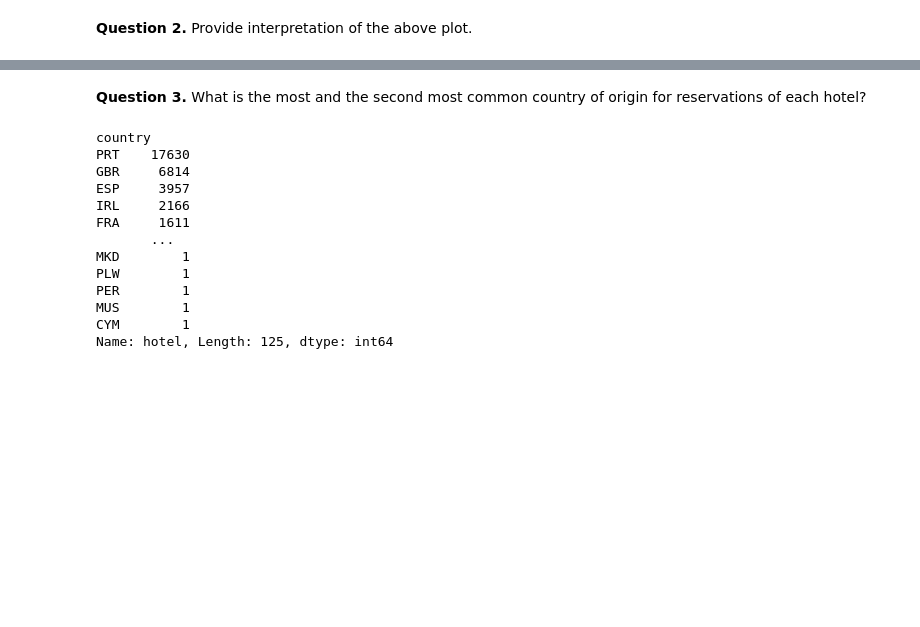
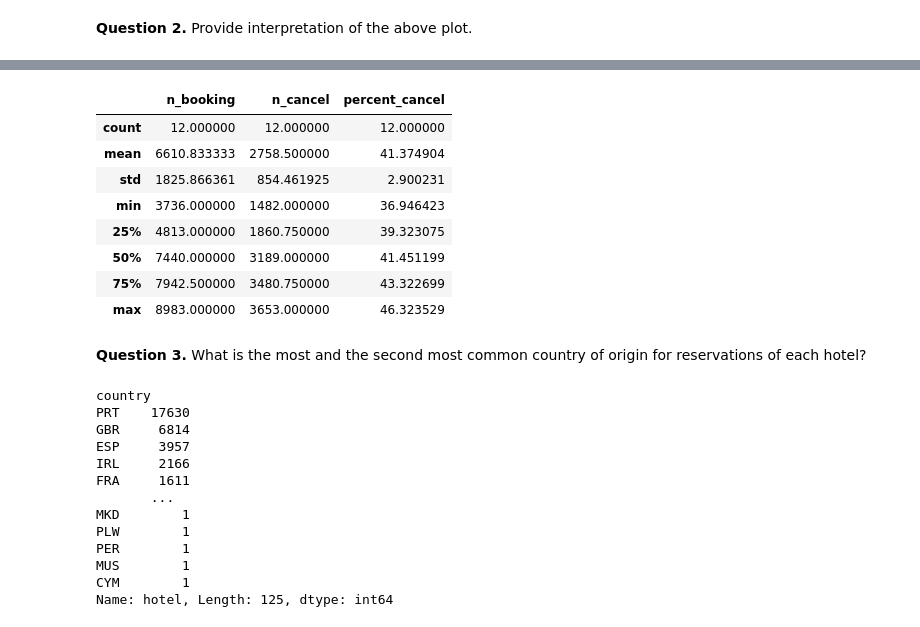
Before and after one commit to Noureddineidir/Applied-ML-ENSAE-Course-, a Jupyter notebook: TP2.ipynb, the cells around one changed output, grey strips where cells are left out. Saved outputs shown, nothing was run; the diff lists cells and outputs as text; code cells hidden in the pictures; blank space fills up the shorter version.

```diff
--- a/TP2.ipynb
+++ b/TP2.ipynb
@@ -271,3 +263,15 @@ Categories (12, object): ['January' < 'February' < 'March' < 'April' ... 'Septem
+# %%
+data_visual.loc[data_visual["hotel"]=="City Hotel"].describe()
+# %% [output]
+|  | n_booking | n_cancel | percent_cancel |
+| count | 12.000000 | 12.000000 | 12.000000 |
+| mean | 6610.833333 | 2758.500000 | 41.374904 |
+| std | 1825.866361 | 854.461925 | 2.900231 |
+| min | 3736.000000 | 1482.000000 | 36.946423 |
+| 25% | 4813.000000 | 1860.750000 | 39.323075 |
+| 50% | 7440.000000 | 3189.000000 | 41.451199 |
+| 75% | 7942.500000 | 3480.750000 | 43.322699 |
+| max | 8983.000000 | 3653.000000 | 46.323529 |
 # %% [markdown]
 **Question 3.** What is the most and the second most common country of origin for reservations of each hotel?
 # %%
```
Also changed, not shown: parts of 5 cells of this notebook.
